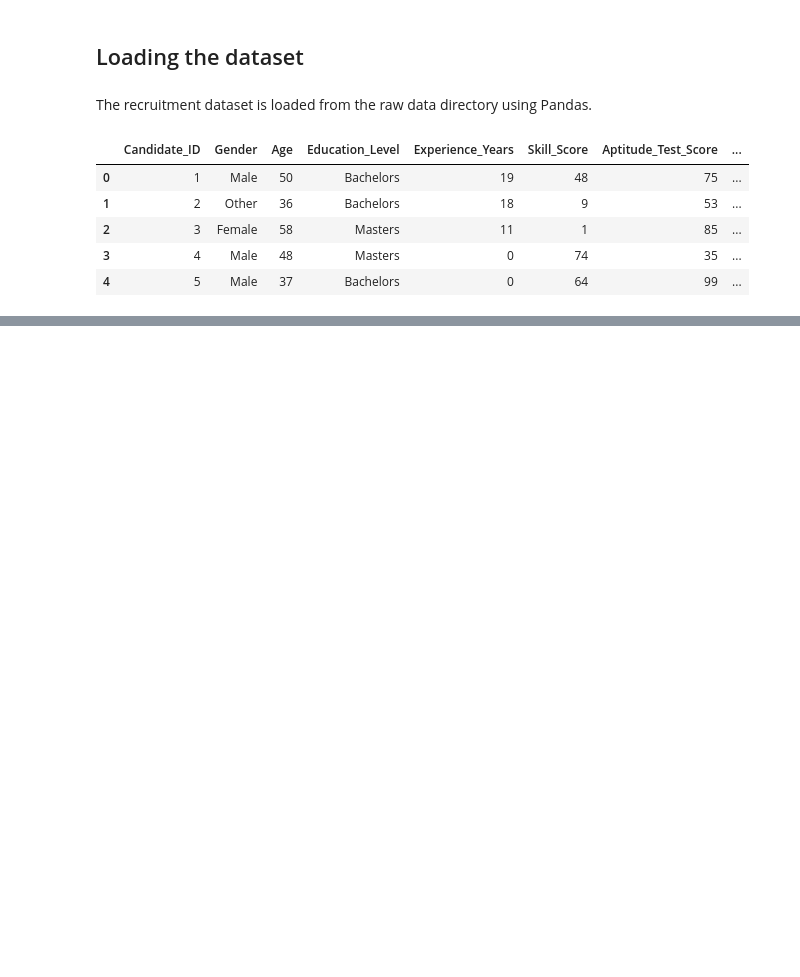
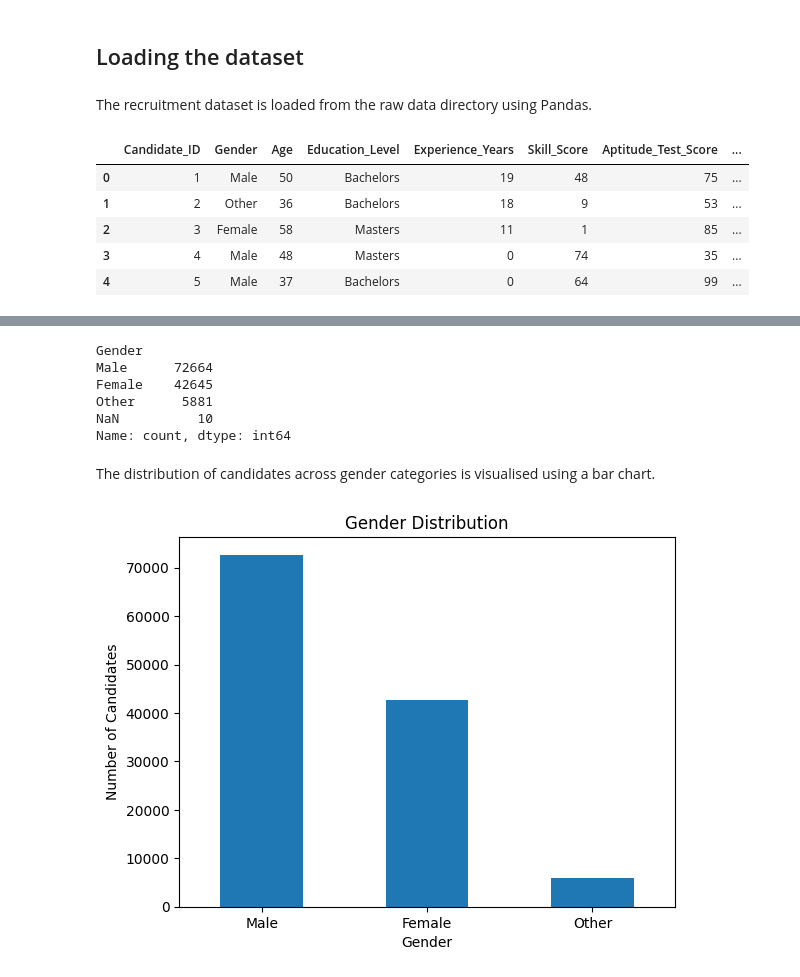
Before and after one commit to hiteshhighest/AI-Biasness, a Jupyter notebook: notebooks/01_data_exploration.ipynb, the cells around one changed output, grey strips where cells are left out. Cells and saved outputs as stored; diff of their text form; code cells hidden in the pictures; blank space fills up the shorter version.

```diff
--- a/notebooks/01_data_exploration.ipynb
+++ b/notebooks/01_data_exploration.ipynb
@@ -25,0 +100,22 @@ df.head()
+# %%
+df["Gender"].value_counts(dropna=False)
+# %% [output]
+Gender
+Male      72664
+Female    42645
+Other      5881
+NaN          10
+Name: count, dtype: int64
+# %% [markdown]
+The distribution of candidates across gender categories is visualised using a bar chart.
+# %%
+df["Gender"].value_counts().plot(kind="bar")
+
+plt.title("Gender Distribution")
+plt.xlabel("Gender")
+plt.ylabel("Number of Candidates")
+plt.xticks(rotation=0)
+
+plt.show()
+# %% [output]
+[figure, added]
```
Also changed, not shown: parts of 45 cells of this notebook, 1 other file.
